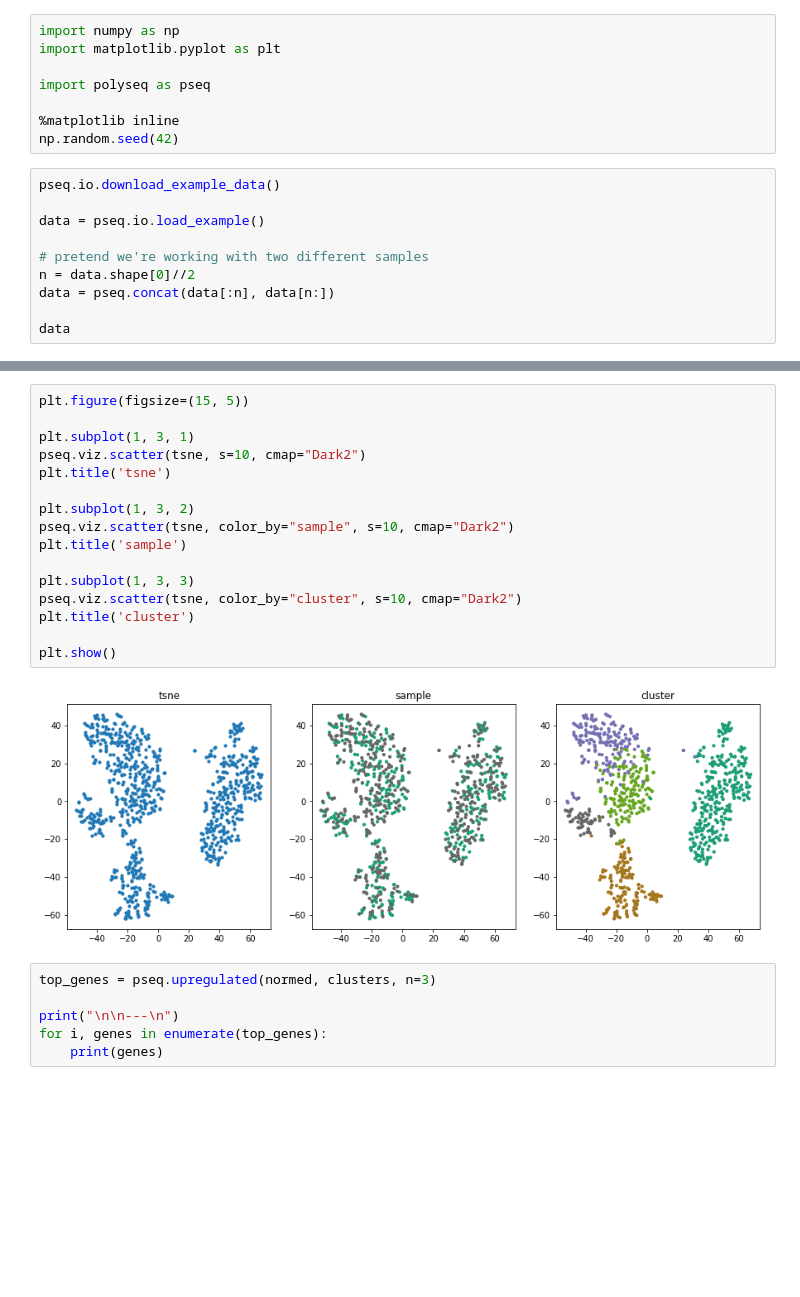
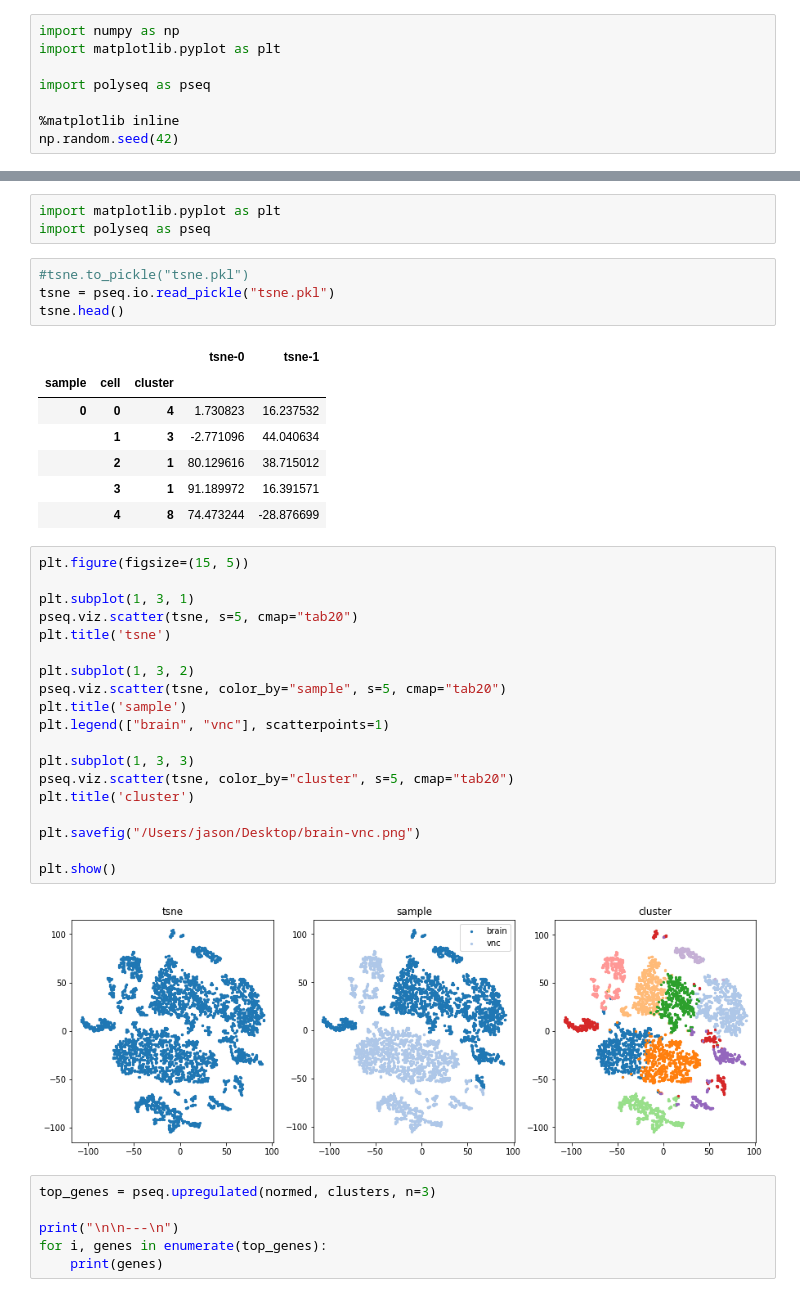
Before and after one commit to jwittenbach/polyseq, a Jupyter notebook: examples/demo.ipynb, the cells around one changed output, grey strips where cells are left out. Cells and saved outputs as stored; diff of their text form; blank space fills up the shorter version.

Commit message:
updates scatter plot for more easily adding legends

```diff
--- a/examples/demo.ipynb
+++ b/examples/demo.ipynb
@@ -6,13 +6,3 @@ import polyseq as pseq
 
 %matplotlib inline
 np.random.seed(42)
-# %%
-pseq.io.download_example_data()
-
-data = pseq.io.load_example()
-
-# pretend we're working with two different samples
-n = data.shape[0]//2
-data = pseq.concat(data[:n], data[n:])
-
-data
@@ -126,21 +134,39 @@ tsne.head()
+# %%
+import matplotlib.pyplot as plt
+import polyseq as pseq
+# %%
+#tsne.to_pickle("tsne.pkl")
+tsne = pseq.io.read_pickle("tsne.pkl")
+tsne.head()
+# %% [output]
+|  |  |  | tsne-0 | tsne-1 |
+| sample | cell | cluster |  |  |
+| 0 | 0 | 4 | 1.730823 | 16.237532 |
+|  | 1 | 3 | -2.771096 | 44.040634 |
+|  | 2 | 1 | 80.129616 | 38.715012 |
+|  | 3 | 1 | 91.189972 | 16.391571 |
+|  | 4 | 8 | 74.473244 | -28.876699 |
 # %%
 plt.figure(figsize=(15, 5))
 
 plt.subplot(1, 3, 1)
-pseq.viz.scatter(tsne, s=10, cmap="Dark2")
+pseq.viz.scatter(tsne, s=5, cmap="tab20")
 plt.title('tsne')
 
 plt.subplot(1, 3, 2)
-pseq.viz.scatter(tsne, color_by="sample", s=10, cmap="Dark2")
+pseq.viz.scatter(tsne, color_by="sample", s=5, cmap="tab20")
 plt.title('sample')
+plt.legend(["brain", "vnc"], scatterpoints=1)
 
 plt.subplot(1, 3, 3)
-pseq.viz.scatter(tsne, color_by="cluster", s=10, cmap="Dark2")
+pseq.viz.scatter(tsne, color_by="cluster", s=5, cmap="tab20")
 plt.title('cluster')
 
+plt.savefig("/Users/jason/Desktop/brain-vnc.png")
+
 plt.show()
 # %% [output]
-[figure, old version]
+[figure, new version]
 # %%
 top_genes = pseq.upregulated(normed, clusters, n=3)
 
```
Also changed, not shown: parts of 8 cells of this notebook, 2 other files.
